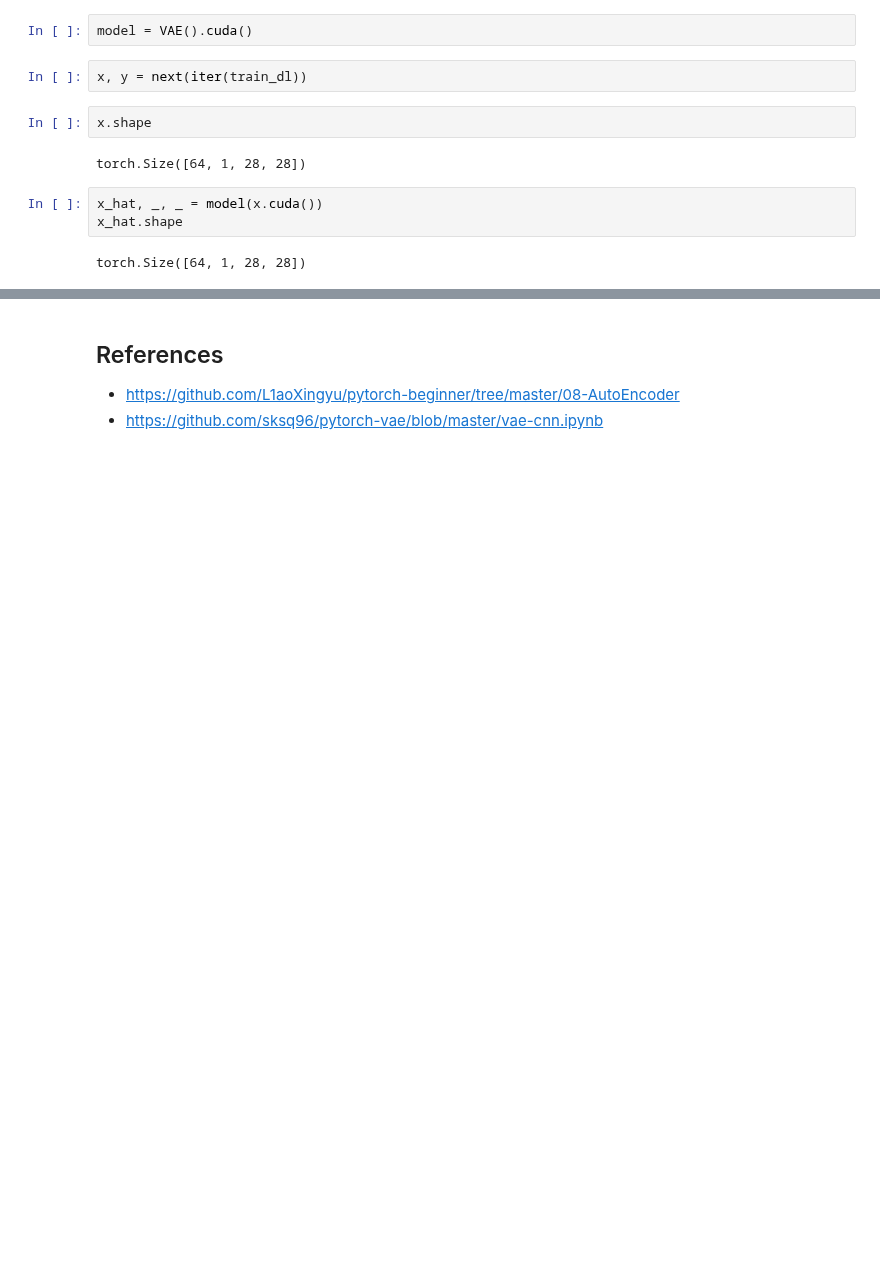
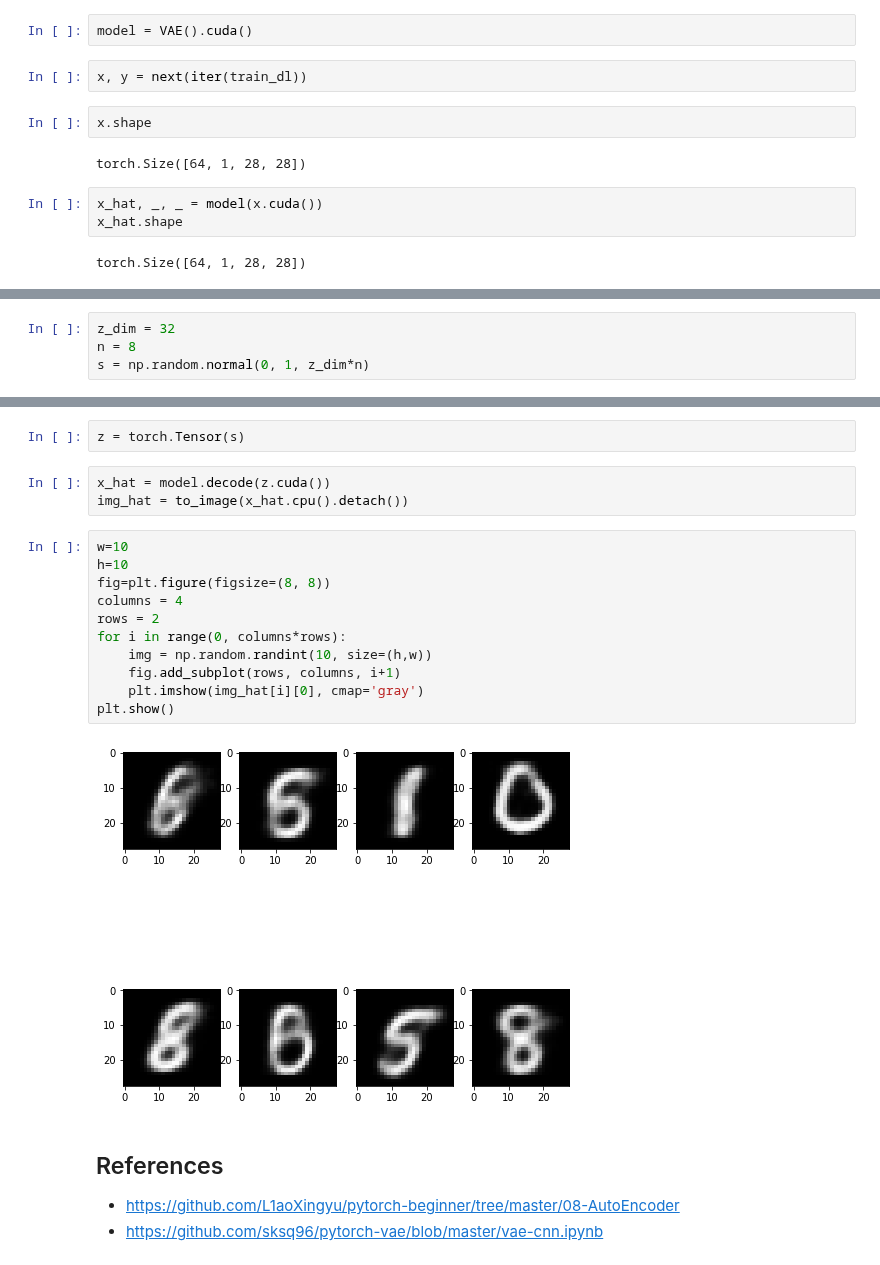
Before and after one commit to yanneta/dl-course, a Jupyter notebook: autoencoders.ipynb, the cells around one changed output, grey strips where cells are left out. Drawn from its saved outputs; the diff is of its cells as text; blank space fills up the shorter version.

```diff
--- a/autoencoders.ipynb
+++ b/autoencoders.ipynb
@@ -303,0 +311,4 @@ KeyboardInterrupt:
+# %%
+z_dim = 32
+n = 8
+s = np.random.normal(0, 1, z_dim*n)
@@ -304,3 +320,21 @@ KeyboardInterrupt:
+# %%
+z = torch.Tensor(s)
+# %%
+x_hat = model.decode(z.cuda())
+img_hat = to_image(x_hat.cpu().detach())
+# %%
+w=10
+h=10
+fig=plt.figure(figsize=(8, 8))
+columns = 4
+rows = 2
+for i in range(0, columns*rows):
+    img = np.random.randint(10, size=(h,w))
+    fig.add_subplot(rows, columns, i+1)
+    plt.imshow(img_hat[i][0], cmap='gray')
+plt.show()
+# %% [output]
+[figure, added]
 # %% [markdown]
 ## References
 * https://github.com/L1aoXingyu/pytorch-beginner/tree/master/08-AutoEncoder
```
Also changed, not shown: parts of 21 cells of this notebook.
